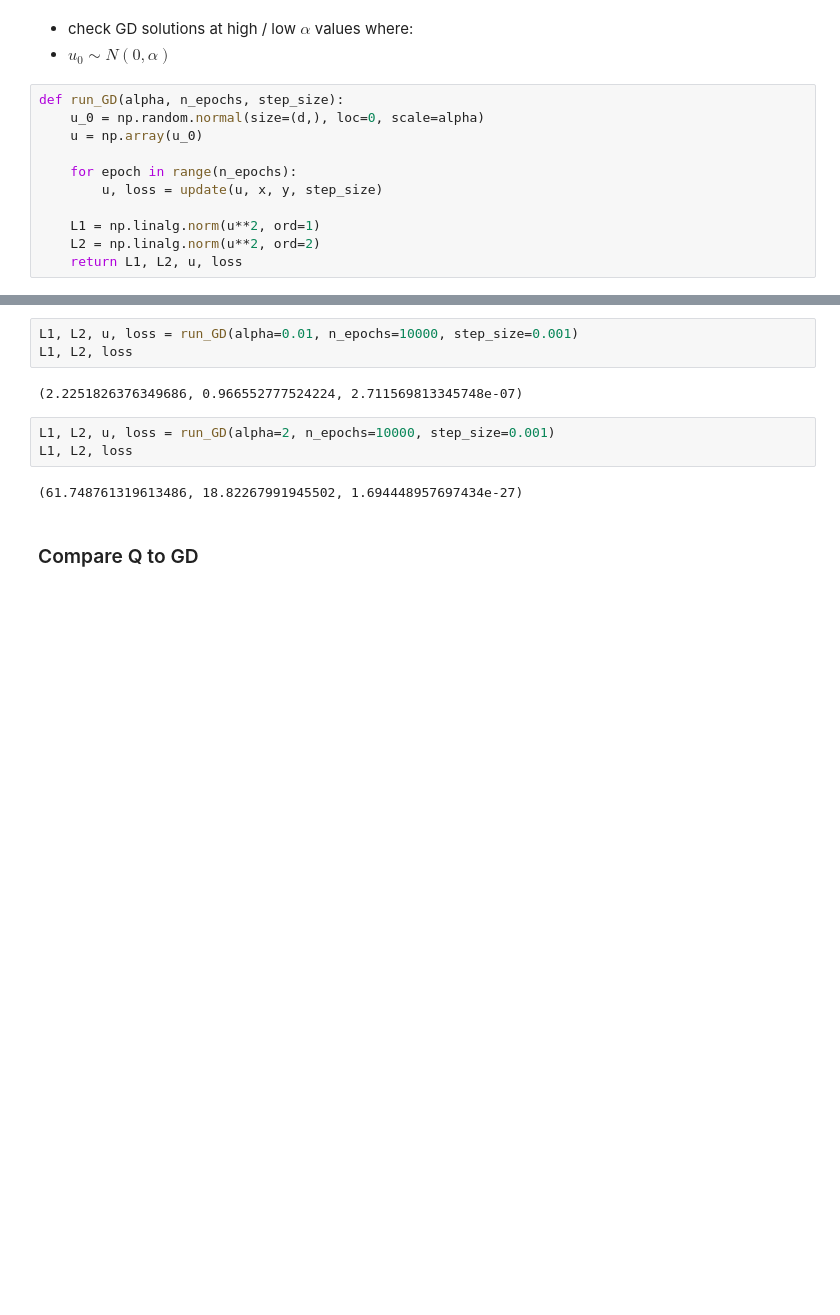
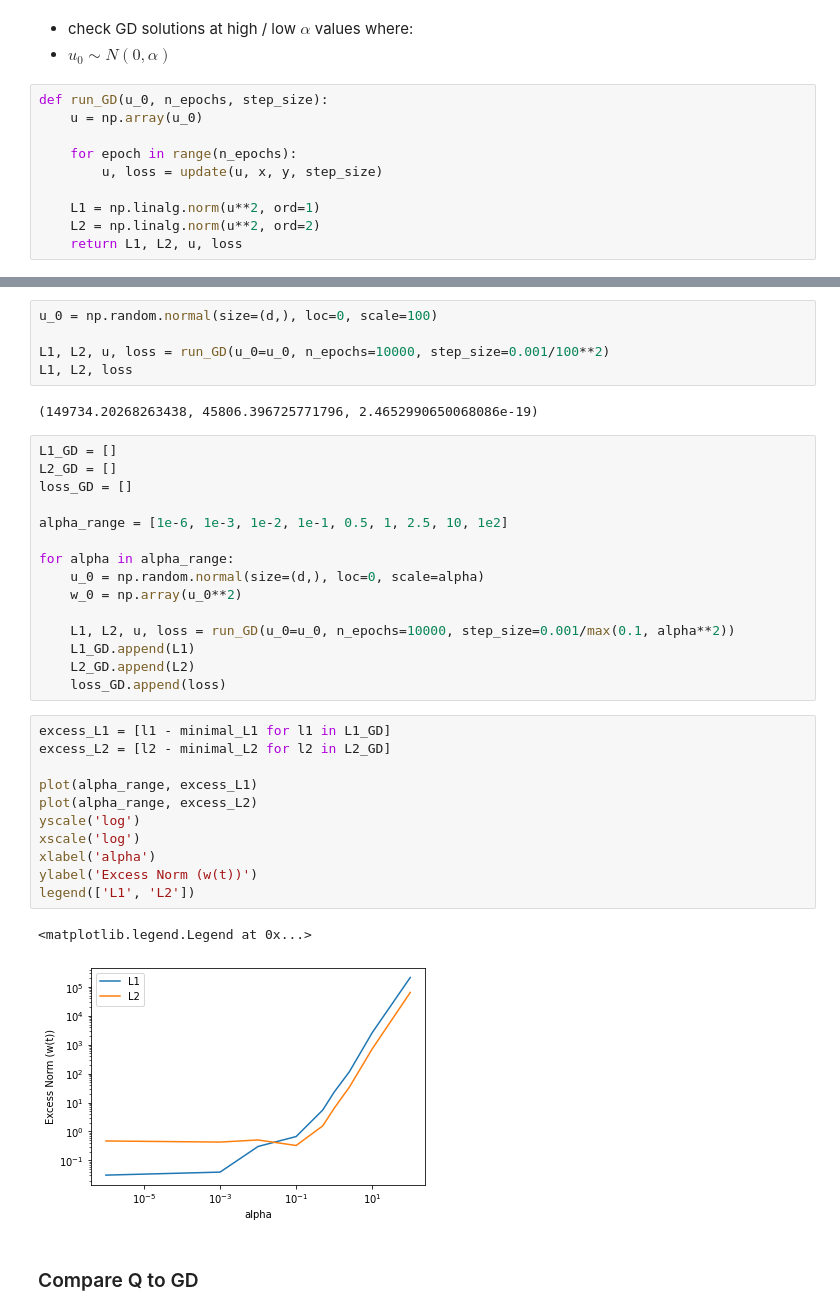
Before and after one commit to shaharazulay/relu-inductive-bias, a Jupyter notebook: source/regression_toy_linear_model.ipynb, the cells around one changed output, grey strips where cells are left out. Cells and saved outputs as stored; diff of their text form; blank space fills up the shorter version.

```diff
--- a/source/regression_toy_linear_model.ipynb
+++ b/source/regression_toy_linear_model.ipynb
@@ -131,8 +131,7 @@ loss
 * check GD solutions at high / low $\alpha$ values where:
 * $u_0 \sim{}  N(0, \alpha)$
 # %%
-def run_GD(alpha, n_epochs, step_size):
-    u_0 = np.random.normal(size=(d,), loc=0, scale=alpha)
+def run_GD(u_0, n_epochs, step_size):
     u = np.array(u_0)
 
     for epoch in range(n_epochs):
@@ -144,13 +150,39 @@ def run_GD(alpha, n_epochs, step_size):
 # %%
-L1, L2, u, loss = run_GD(alpha=0.01, n_epochs=10000, step_size=0.001)
+u_0 = np.random.normal(size=(d,), loc=0, scale=100)
+
+L1, L2, u, loss = run_GD(u_0=u_0, n_epochs=10000, step_size=0.001/100**2)
 L1, L2, loss
 # %% [output]
-(2.2251826376349686, 0.966552777524224, 2.711569813345748e-07)
+(149734.20268263438, 45806.396725771796, 2.4652990650068086e-19)
-# %%
-L1, L2, u, loss = run_GD(alpha=2, n_epochs=10000, step_size=0.001)
-L1, L2, loss
-# %% [output]
-(61.748761319613486, 18.82267991945502, 1.694448957697434e-27)
+# %%
+L1_GD = []
+L2_GD = []
+loss_GD = []
+
+alpha_range = [1e-6, 1e-3, 1e-2, 1e-1, 0.5, 1, 2.5, 10, 1e2]
+
+for alpha in alpha_range:
+    u_0 = np.random.normal(size=(d,), loc=0, scale=alpha)
+    w_0 = np.array(u_0**2)
+
+    L1, L2, u, loss = run_GD(u_0=u_0, n_epochs=10000, step_size=0.001/max(0.1, alpha**2))
+    L1_GD.append(L1)
+    L2_GD.append(L2)
+    loss_GD.append(loss)
+# %%
+excess_L1 = [l1 - minimal_L1 for l1 in L1_GD]
+excess_L2 = [l2 - minimal_L2 for l2 in L2_GD]
+
+plot(alpha_range, excess_L1)
+plot(alpha_range, excess_L2)
+yscale('log')
+xscale('log')
+xlabel('alpha')
+ylabel('Excess Norm (w(t))')
+legend(['L1', 'L2'])
+# %% [output]
+<matplotlib.legend.Legend at 0x...>
+[figure, added]
 # %% [markdown]
 ### Compare Q to GD
 # %%
```
Also changed, not shown: parts of 10 cells of this notebook.
